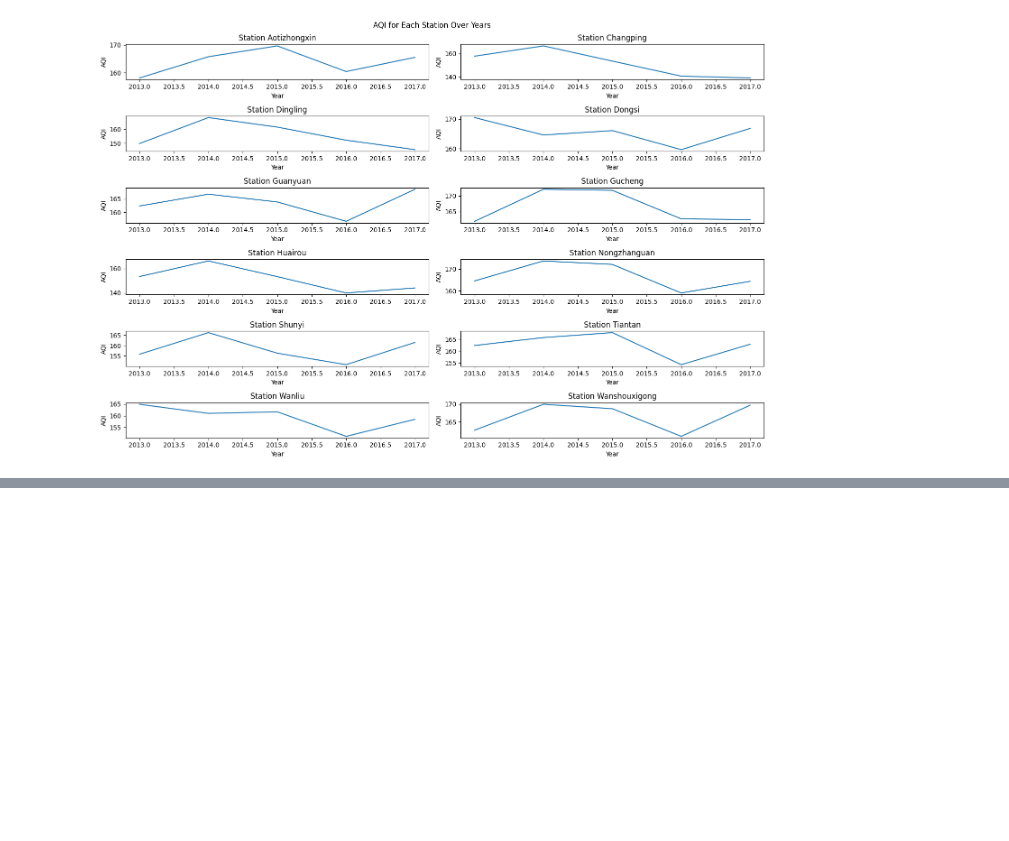
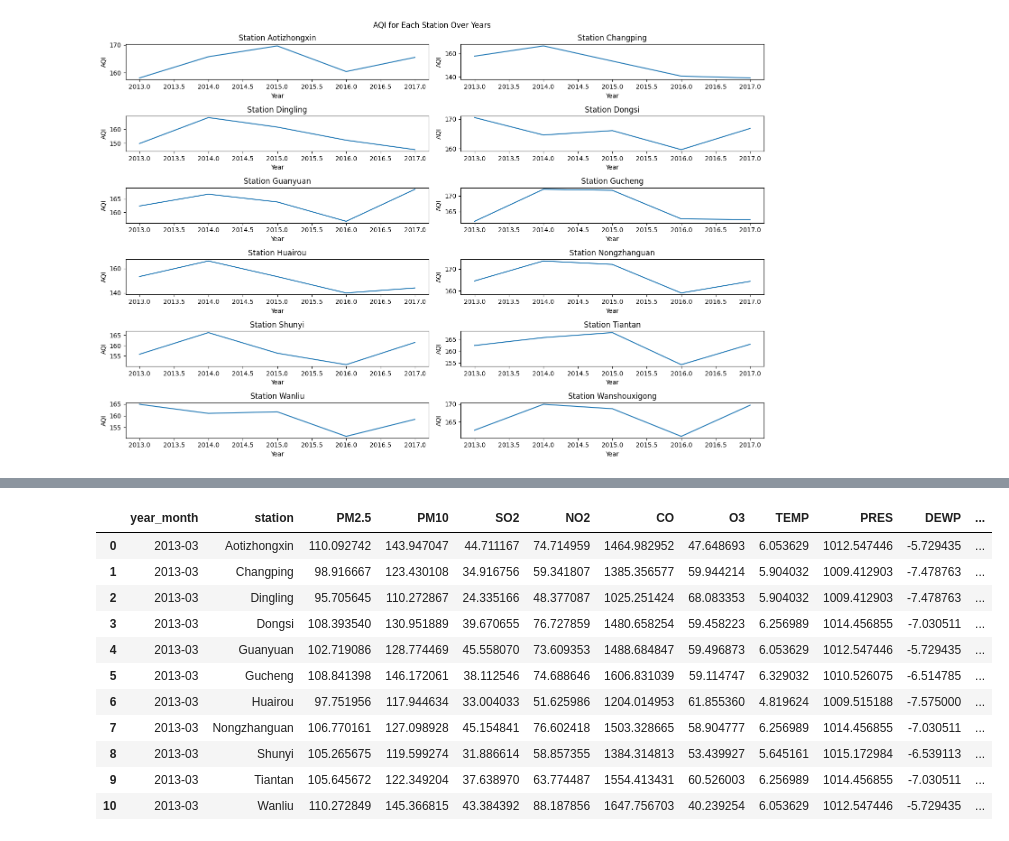
Before and after one commit to Strong649/First-Repo, a Jupyter notebook: Air_Pollution_PfDA.ipynb, the cells around one changed output, grey strips where cells are left out. Cells and saved outputs as stored; diff of their text form; code cells hidden in the pictures; blank space fills up the shorter version.

```diff
--- a/Air_Pollution_PfDA.ipynb
+++ b/Air_Pollution_PfDA.ipynb
@@ -507,3 +507,18 @@ fig = px.line(
 fig.show()
 # %% [output]
 [interactive output not drawn]
+# %%
+combined_df_monthly.head(11)
+# %% [output]
+|  | year_month | station | PM2.5 | PM10 | SO2 | NO2 | CO | O3 | TEMP | PRES | DEWP | ... |
+| 0 | 2013-03 | Aotizhongxin | 110.092742 | 143.947047 | 44.711167 | 74.714959 | 1464.982952 | 47.648693 | 6.053629 | 1012.547446 | -5.729435 | ... |
+| 1 | 2013-03 | Changping | 98.916667 | 123.430108 | 34.916756 | 59.341807 | 1385.356577 | 59.944214 | 5.904032 | 1009.412903 | -7.478763 | ... |
+| 2 | 2013-03 | Dingling | 95.705645 | 110.272867 | 24.335166 | 48.377087 | 1025.251424 | 68.083353 | 5.904032 | 1009.412903 | -7.478763 | ... |
+| 3 | 2013-03 | Dongsi | 108.393540 | 130.951889 | 39.670655 | 76.727859 | 1480.658254 | 59.458223 | 6.256989 | 1014.456855 | -7.030511 | ... |
+| 4 | 2013-03 | Guanyuan | 102.719086 | 128.774469 | 45.558070 | 73.609353 | 1488.684847 | 59.496873 | 6.053629 | 1012.547446 | -5.729435 | ... |
+| 5 | 2013-03 | Gucheng | 108.841398 | 146.172061 | 38.112546 | 74.688646 | 1606.831039 | 59.114747 | 6.329032 | 1010.526075 | -6.514785 | ... |
+| 6 | 2013-03 | Huairou | 97.751956 | 117.944634 | 33.004033 | 51.625986 | 1204.014953 | 61.855360 | 4.819624 | 1009.515188 | -7.575000 | ... |
+| 7 | 2013-03 | Nongzhanguan | 106.770161 | 127.098928 | 45.154841 | 76.602418 | 1503.328665 | 58.904777 | 6.256989 | 1014.456855 | -7.030511 | ... |
+| 8 | 2013-03 | Shunyi | 105.265675 | 119.599274 | 31.886614 | 58.857355 | 1384.314813 | 53.439927 | 5.645161 | 1015.172984 | -6.539113 | ... |
+| 9 | 2013-03 | Tiantan | 105.645672 | 122.349204 | 37.638970 | 63.774487 | 1554.413431 | 60.526003 | 6.256989 | 1014.456855 | -7.030511 | ... |
+| 10 | 2013-03 | Wanliu | 110.272849 | 145.366815 | 43.384392 | 88.187856 | 1647.756703 | 40.239254 | 6.053629 | 1012.547446 | -5.729435 | ... |
```
